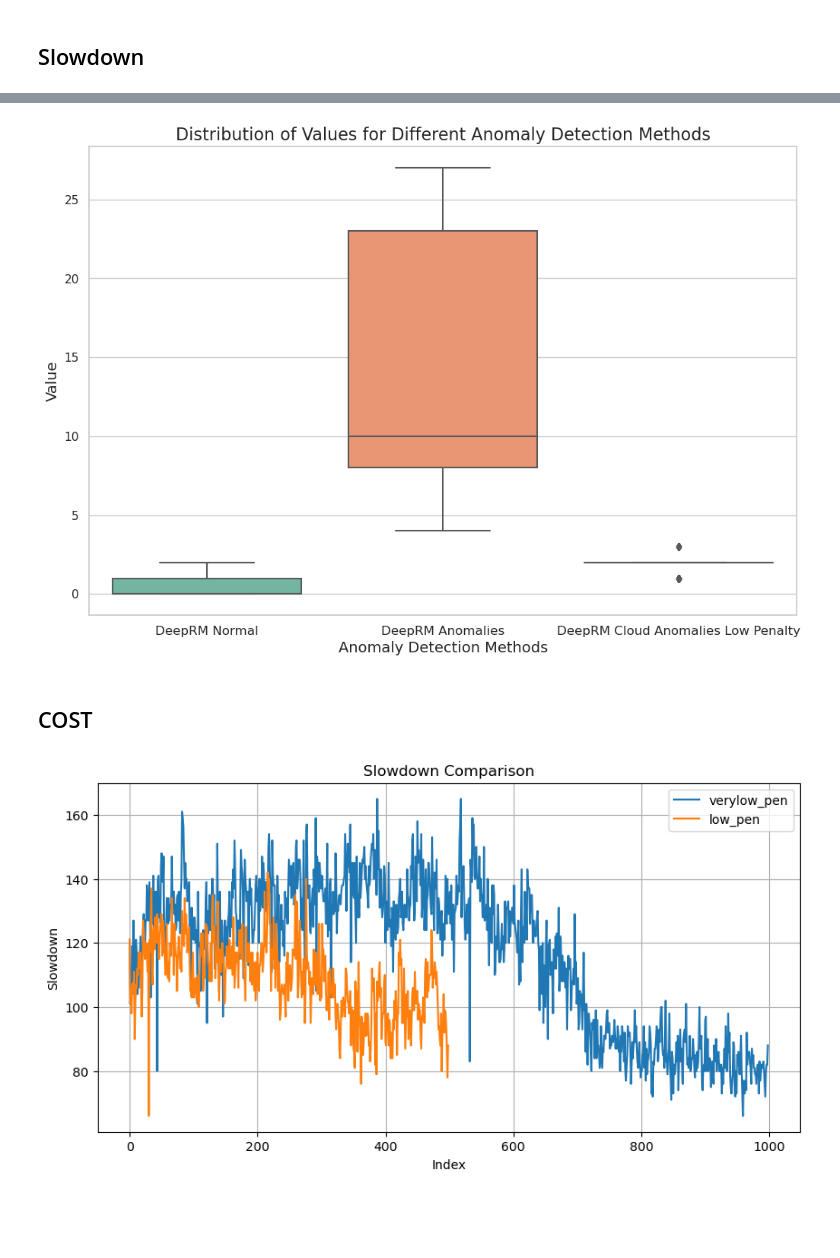
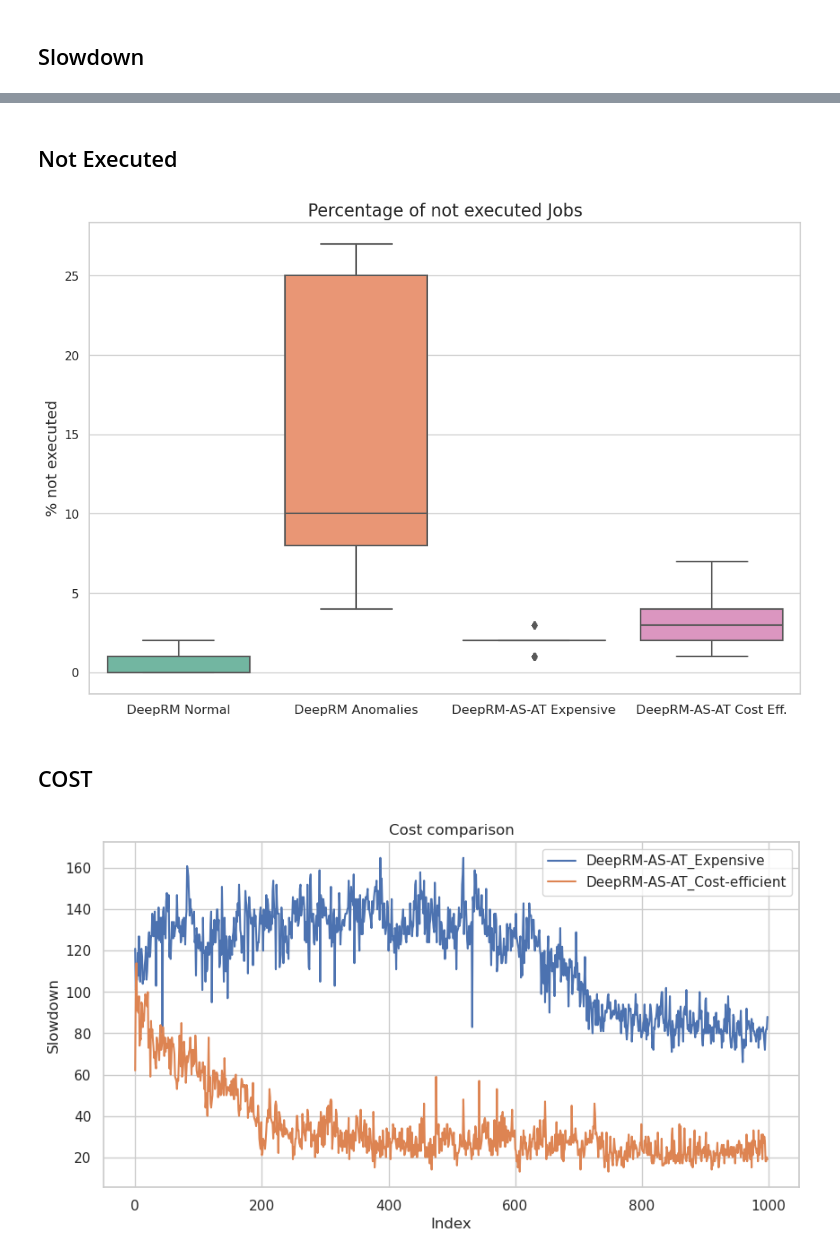
Before and after one commit to stathis99/AnTolerant-DeepRM, a Jupyter notebook: Experiments/Overall_Analysis/EDA.ipynb, the cells around one changed output, grey strips where cells are left out. Saved outputs shown, nothing was run; the diff lists cells and outputs as text; code cells hidden in the pictures; blank space fills up the shorter version.

Commit message:
all data

```diff
--- a/Experiments/Overall_Analysis/EDA.ipynb
+++ b/Experiments/Overall_Analysis/EDA.ipynb
@@ -26,20 +35,38 @@ all_avg_cost_DeepRMcloud_anom_lowpenalty = pd.read_csv('../Experiment3_DeerpRmCl
 # %%
+#concat data
+
 combined_data_slowdown = pd.concat(
     [slowdown_data_DeepRM_normal.rename(columns={"slow_down_lr_curve": "deeprm_normal"}),
      slowdown_data_DeepRM_anom.rename(columns={"slow_down_lr_curve": "deeprm_anomalies"}),
-     slowdown_data_DeepRMcloud_anom_lowpenalty.rename(columns={"slow_down_lr_curve": "deeprm_cloud_anomalies_lowpen"})],
+     slowdown_data_DeepRMcloud_anom_lowpenalty.rename(columns={"slow_down_lr_curve": "deeprm_cloud_anomalies_lowpen"}),
+     slowdown_data_DeepRMcloud_anom_costefficient.rename(columns={"slow_down_lr_curve": "deeprm_cloud_anomalies_costeff"})
+
+    ],
     axis=1
 )
 
 combined_data_notexe = pd.concat(
     [all_avg_not_exec_DeepRM_normal.rename(columns={"all_avg_not_exe": "deeprm_normal"}),
      all_avg_not_exec_DeepRM_anom.rename(columns={"all_avg_not_exe": "deeprm_anomalies"}),
-     all_avg_not_exec_DeepRMcloud_anom_lowpenalty.rename(columns={"all_avg_not_exe": "deeprm_cloud_anomalies_lowpen"})],
+     all_avg_not_exec_DeepRMcloud_anom_lowpenalty.rename(columns={"all_avg_not_exe": "deeprm_cloud_anomalies_lowpen"}),
+     all_avg_not_exec_DeepRMcloud_anom_costefficient.rename(columns={"all_avg_not_exe": "deeprm_cloud_anomalies_costeff"}),
+
+    ],
     axis=1
 )
 
 combined_data_cost = pd.concat(
-    [all_avg_cost_DeepRMcloud_anom_verylowpenalty.rename(columns={"cost_data": "verylow_pen"}),
-     all_avg_cost_DeepRMcloud_anom_lowpenalty.rename(columns={"cost_data": "low_pen"})],
+    [all_avg_cost_DeepRMcloud_anom_lowpenalty.rename(columns={"cost_data": "low_pen"}),
+     all_avg_cost_DeepRMcloud_anom_costeff.rename(columns={"cost_data": "costeff"})],
     axis=1
 )
+
+combined_data_rew = pd.concat(
+    [reward_data_DeepRM_normal.rename(columns={"mean_rew_lr_curve": "deeprm_normal_rew"}),
+     reward_data_DeepRM_anom.rename(columns={"mean_rew_lr_curve": "deeprm_anomalies_rew"}),
+     reward_data_DeepRMcloud_anom_lowpenalty.rename(columns={"mean_rew_lr_curve": "deeprm_cloud_anomalies_lowpen_rew"}),
+     reward_data_DeepRMcloud_anom_costefficient.rename(columns={"mean_rew_lr_curve": "deeprm_cloud_anomalies_costeff_rew"})
+
+    ],
+    axis=1
+)
@@ -67,42 +121,45 @@ plt.show()
+# %% [markdown]
+## Not Executed
 # %%
+data = combined_data_notexe
+
 sns.set(style="whitegrid")
 
 # Increase figure size
 plt.figure(figsize=(12, 8))
 
 # Create the boxplot with seaborn for better aesthetics
-boxplot = sns.boxplot(data=df[['deeprm_normal', 'deeprm_anomalies', 'deeprm_cloud_anomalies_lowpen']],
+boxplot = sns.boxplot(data=combined_data_notexe[['deeprm_normal', 'deeprm_anomalies', 'deeprm_cloud_anomalies_lowpen', 'all_avg_not_exec']],
                       palette="Set2")
 
 # Customize the title and labels
-plt.title('Distribution of Values for Different Anomaly Detection Methods', fontsize=16)
-plt.ylabel('Value', fontsize=14)
-plt.xlabel('Anomaly Detection Methods', fontsize=14)
+plt.title('Percentage of not executed Jobs', fontsize=16)
+plt.ylabel('% not executed', fontsize=14)
 
 # Customize tick labels
-boxplot.set_xticklabels(['DeepRM Normal', 'DeepRM Anomalies', 'DeepRM Cloud Anomalies Low Penalty'], fontsize=12)
+boxplot.set_xticklabels(['DeepRM Normal', 'DeepRM Anomalies', 'DeepRM-AS-AT Expensive','DeepRM-AS-AT Cost Eff.'], fontsize=12)
 
 # Show the plot
 plt.show()
 # %% [output]
-[figure, old version]
+[figure, new version]
 # %% [markdown]
 ## COST
 # %%
 # Plotting the data
 plt.figure(figsize=(10, 5))
-plt.plot(combined_data_cost.index, combined_data_cost['verylow_pen'], label='verylow_pen')
-plt.plot(combined_data_cost.index, combined_data_cost['low_pen'], label='low_pen')
+plt.plot(combined_data_cost.index, combined_data_cost['low_pen'], label='DeepRM-AS-AT_Expensive')
+plt.plot(combined_data_cost.index, combined_data_cost['costeff'], label='DeepRM-AS-AT_Cost-efficient')
 
 
 # Adding titles and labels
-plt.title('Slowdown Comparison')
+plt.title('Cost comparison')
 plt.xlabel('Index')
 plt.ylabel('Slowdown')
 plt.legend()
 
 # Show the plot
 plt.grid(True)
 plt.show()
 # %% [output]
-[figure, old version]
+[figure, new version]
```
Also changed, not shown: parts of 6 cells of this notebook, 16 other files.
